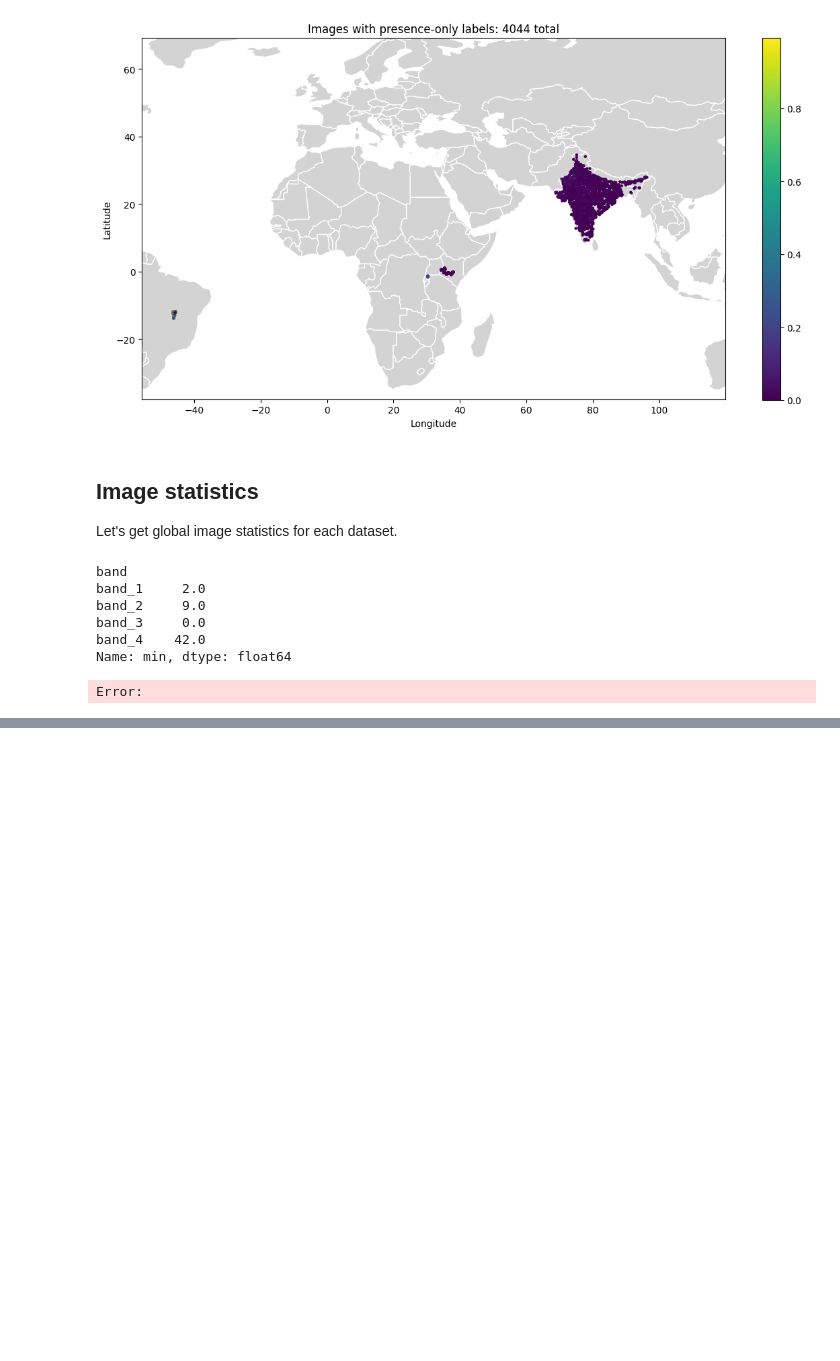
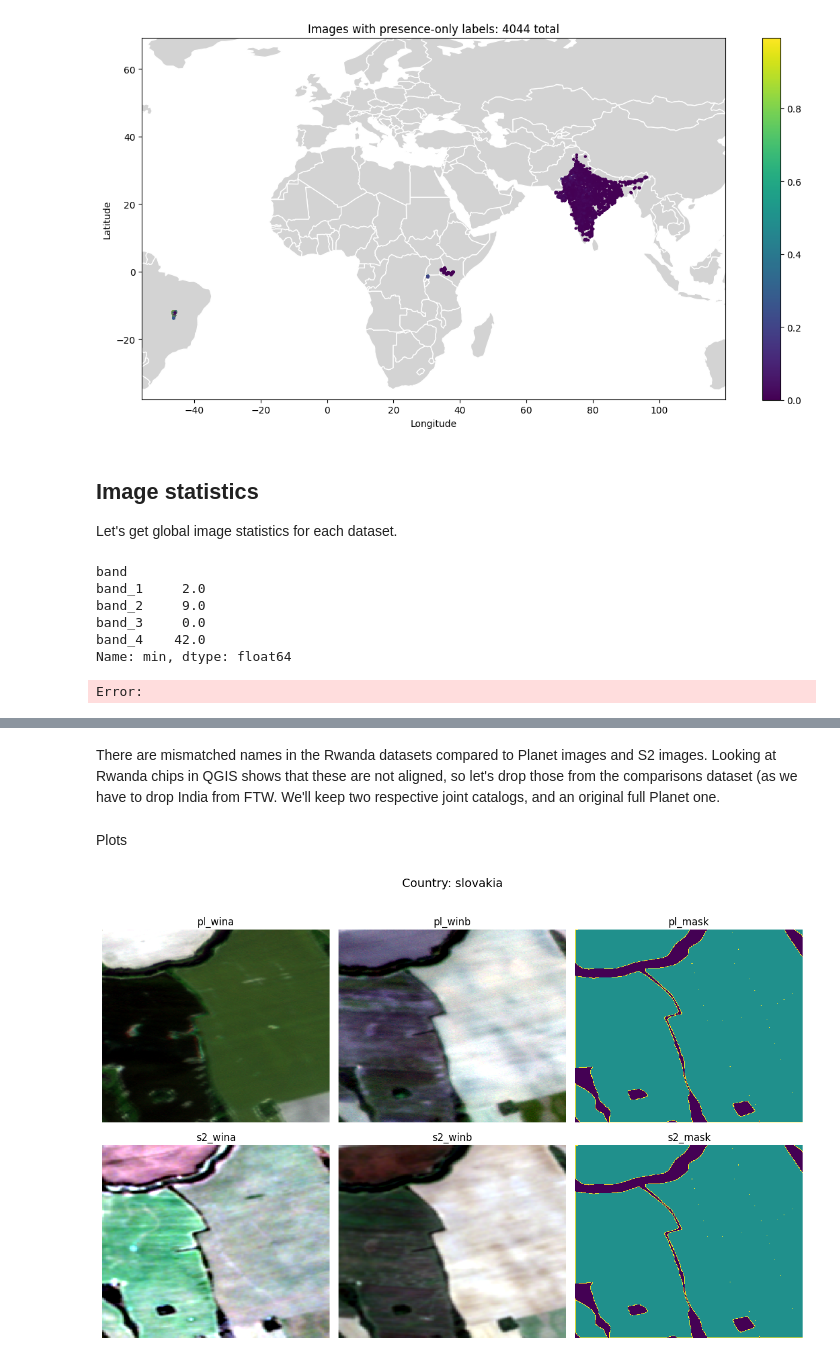
Before and after one commit to agroimpacts/ftw-mappingafrica-integration, a Jupyter notebook: notebooks/label-prep.ipynb, the cells around one changed output, grey strips where cells are left out. Drawn from its saved outputs; the diff is of its cells as text; code cells hidden in the pictures; blank space fills up the shorter version.

```diff
--- a/notebooks/label-prep.ipynb
+++ b/notebooks/label-prep.ipynb
@@ -928,0 +1111,3 @@ std_sample = math.sqrt(var_sample)
+# %%
+catalog_ftw = pd.read_csv("../data/ftw-catalog2.csv")
+catalog_ftw.head()
@@ -928,0 +1121,6 @@ std_sample = math.sqrt(var_sample)
+# %%
+catalog_ftwplanet = pd.concat(full_catalog, axis=0)
+catalog_ftwplanet["mask"] = (
+    catalog_ftwplanet["mask"].str.replace(f"{str(root_dir)}/", "")
+)
+catalog_ftw[~catalog_ftw.name.isin(catalog_ftwplanet.name)]
@@ -928,0 +1141,2 @@ std_sample = math.sqrt(var_sample)
+# %% [markdown]
+There are mismatched names in the Rwanda datasets compared to Planet images and S2 images. Looking at Rwanda chips in QGIS shows that these are not aligned, so let's drop those from the comparisons dataset (as we have to drop India from FTW. We'll keep two respective joint catalogs, and an original full Planet one.
@@ -928,0 +1172,64 @@ std_sample = math.sqrt(var_sample)
+# %% [markdown]
+Plots
+# %%
+ftw_dir_orig = Path(os.environ["HOME"]) / "data/labels/cropland/ftw"
+smpl = catalog_ftwplanet2.sample(n=1).iloc[0]
+
+pl_wina = rxr.open_rasterio(Path(root_dir) / smpl.window_a)
+pl_winb = rxr.open_rasterio(Path(root_dir) / smpl.window_b)
+pl_mask = rxr.open_rasterio(Path(root_dir) / smpl["mask"])
+
+s2_wina_path = re.sub("pl_", "s2_", re.sub("-planet", "", smpl.window_a))
+s2_winb_path = re.sub("pl_", "s2_", re.sub("-planet", "", smpl.window_b))
+s2_wina = rxr.open_rasterio(Path(root_dir) / s2_wina_path)
+s2_winb = rxr.open_rasterio(Path(root_dir) / s2_winb_path)
+s2_mask = rxr.open_rasterio(Path(root_dir) / re.sub("pl_", "s2_", smpl["mask"]))
+
+def stretch_first_three(da, pmin=2, pmax=98):
+    stretched = da.copy().astype("float32")
+    for b in list(stretched.band.values)[:3]:
+        arr = stretched.sel(band=b).values
+        arr = arr[np.isfinite(arr)]
+        if arr.size == 0:
+            continue
+        vmin, vmax = np.percentile(arr, [pmin, pmax])
+        if vmax == vmin:
+            scaled = stretched.sel(band=b).values
+        else:
+            scaled = (stretched.sel(band=b).values - vmin) / (vmax - vmin)
+        stretched.loc[dict(band=b)] = np.clip(scaled, 0, 1)
+    return stretched
+
+pl_wina_st = stretch_first_three(pl_wina)
+pl_winb_st = stretch_first_three(pl_winb)
+s2_wina_st = stretch_first_three(s2_wina)
+s2_winb_st = stretch_first_three(s2_winb)
+
+fig, axs = plt.subplots(nrows=2, ncols=3, figsize=(12, 8))
+pl_wina_st.plot.imshow(ax=axs[0, 0], add_colorbar=False)
+axs[0, 0].set_title("pl_wina")
+pl_winb_st.plot.imshow(ax=axs[0, 1], add_colorbar=False)
+axs[0, 1].set_title("pl_winb")
+pl_mask.squeeze().plot.imshow(ax=axs[0, 2], add_colorbar=False)
+axs[0, 2].set_title("pl_mask")
+
+s2_wina_st.sel(band=s2_wina_st.band.values[:3]).plot.imshow(
+    ax=axs[1, 0], add_colorbar=False
+)
+axs[1, 0].set_title("s2_wina")
+s2_winb_st.sel(band=s2_winb_st.band.values[:3]).plot.imshow(
+    ax=axs[1, 1], add_colorbar=False
+)
+axs[1, 1].set_title("s2_winb")
+s2_mask.squeeze().plot.imshow(ax=axs[1, 2], add_colorbar=False)
+axs[1, 2].set_title("s2_mask")
+
+for ax in axs.ravel():
+    ax.axis("off")
+
+# add country name to overall title
+fig.suptitle(f"Country: {smpl['country']}", fontsize=14)
+plt.tight_layout(rect=[0, 0, 1, 0.96])
+None
+# %% [output]
+[figure, added]
```
Also changed, not shown: parts of 10 cells of this notebook, 3 other files.
